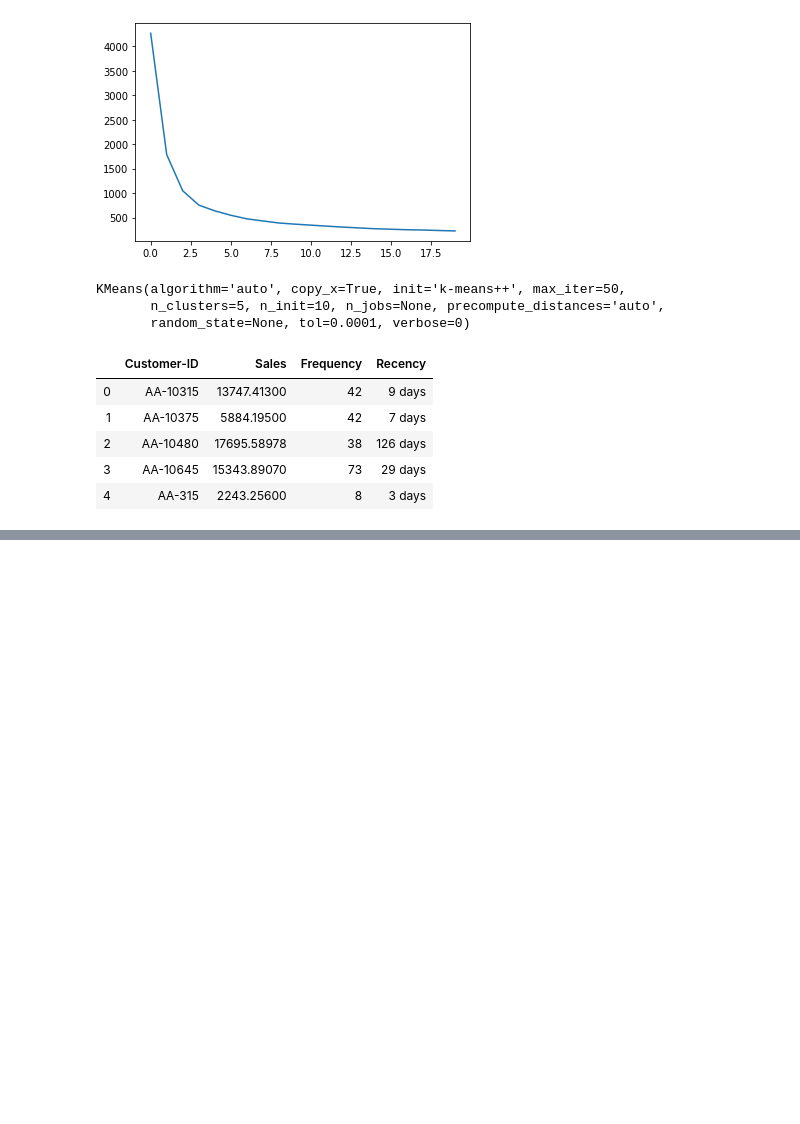
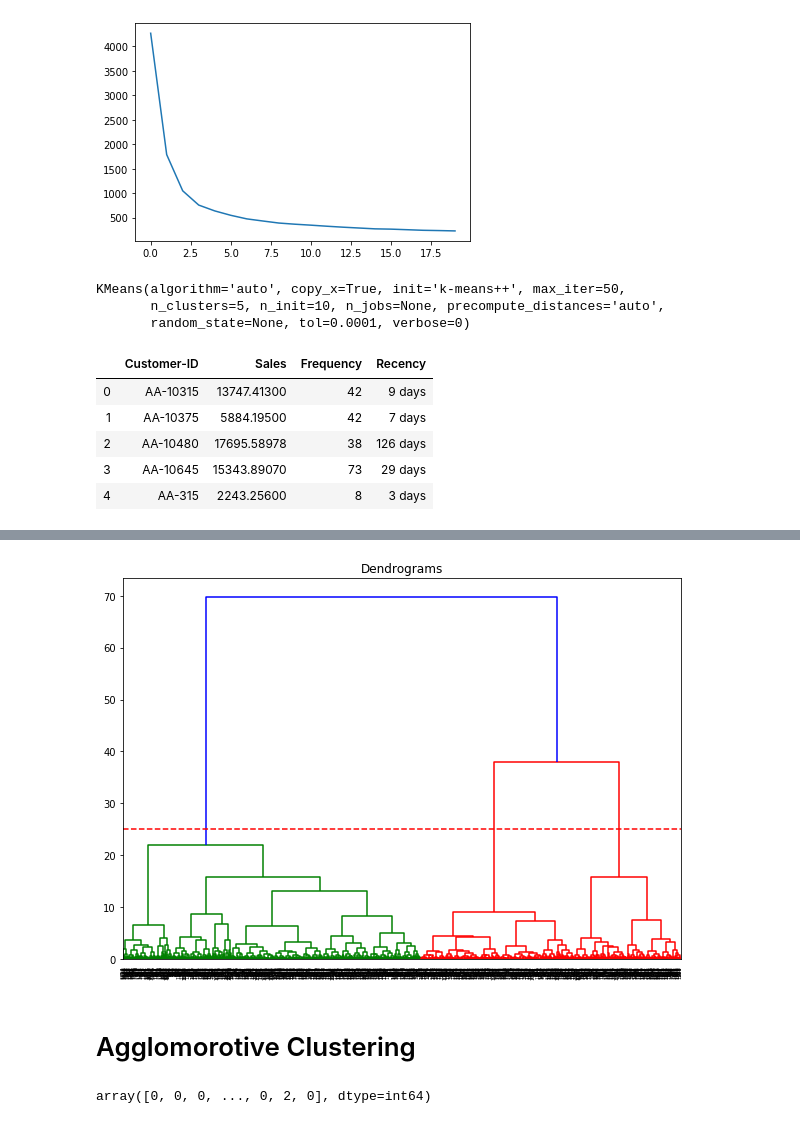
Before and after one commit to shanjivkumar/Global_Super_Store_Segmentation, a Jupyter notebook: Global_Super_Store_Segmentation.ipynb, the cells around one changed output, grey strips where cells are left out. Drawn from its saved outputs; the diff is of its cells as text; code cells hidden in the pictures; blank space fills up the shorter version.

```diff
--- a/Global_Super_Store_Segmentation.ipynb
+++ b/Global_Super_Store_Segmentation.ipynb
@@ -359,0 +443,16 @@ People with cluster ID 0,1,3,4 needs targeted marketing marketing based on their
+# %%
+plt.figure(figsize=(10, 7))
+plt.title("Dendrograms")
+dend = shc.dendrogram(shc.linkage(RFM_norm1, method='ward'))
+plt.axhline(y=25, color='r', linestyle='--')
+plt.show()
+# %% [output]
+[figure, added]
+# %% [markdown]
+# Agglomorotive Clustering
+# %%
+from sklearn.cluster import AgglomerativeClustering
+cluster = AgglomerativeClustering(n_clusters=3, affinity='euclidean', linkage='ward')
+cluster.fit_predict(RFM_norm1)
+# %% [output]
+array([0, 0, 0, ..., 0, 2, 0], dtype=int64)
```
Also changed, not shown: parts of 24 cells of this notebook.
